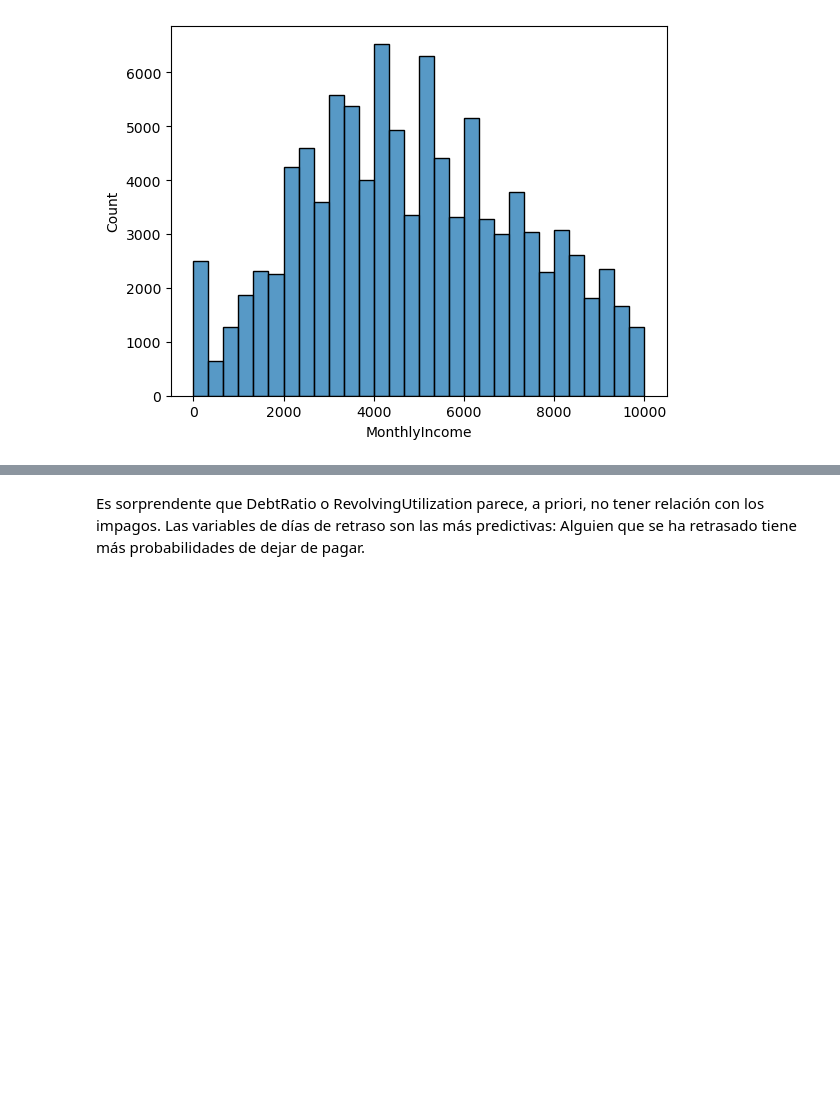
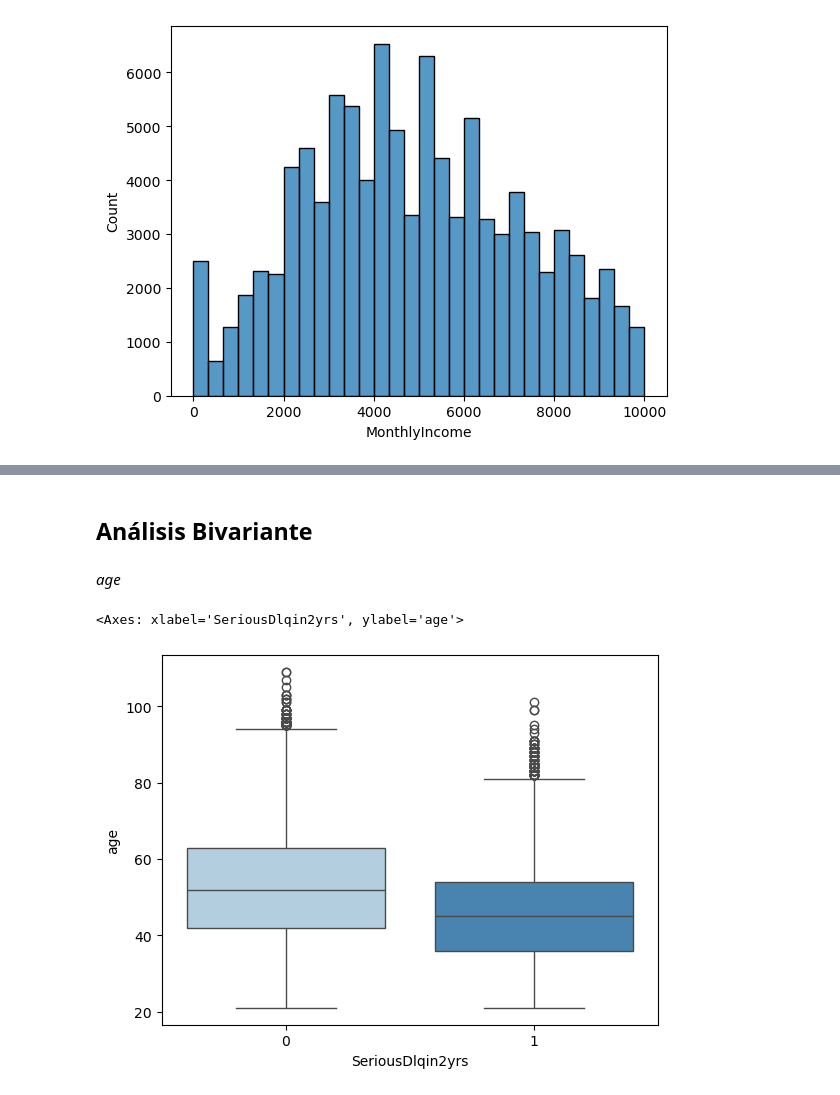
Before and after one commit to inigoochoa/credit-risk-scoring, a Jupyter notebook: notebooks/01_eda.ipynb, the cells around one changed output, grey strips where cells are left out. Drawn from its saved outputs; the diff is of its cells as text; code cells hidden in the pictures; blank space fills up the shorter version.

Commit message:
EDA - análisis bivariante y conclusiones

```diff
--- a/notebooks/01_eda.ipynb
+++ b/notebooks/01_eda.ipynb
@@ -221,3 +213,9 @@ sns.heatmap(data=df.corr().abs(), cmap="Blues")
-# %% [markdown]
-Es sorprendente que DebtRatio o RevolvingUtilization parece, a priori, no tener relación con los impagos.
-Las variables de días de retraso son las más predictivas: Alguien que se ha retrasado tiene más probabilidades de dejar de pagar.
+# %% [markdown]
+## Análisis Bivariante
+# %% [markdown]
+*age*
+# %%
+sns.boxplot(data=df, x="SeriousDlqin2yrs", y="age", palette="Blues")
+# %% [output]
+<Axes: xlabel='SeriousDlqin2yrs', ylabel='age'>
+[figure, added]
```
Also changed, not shown: parts of 29 cells of this notebook, 2 other files.
